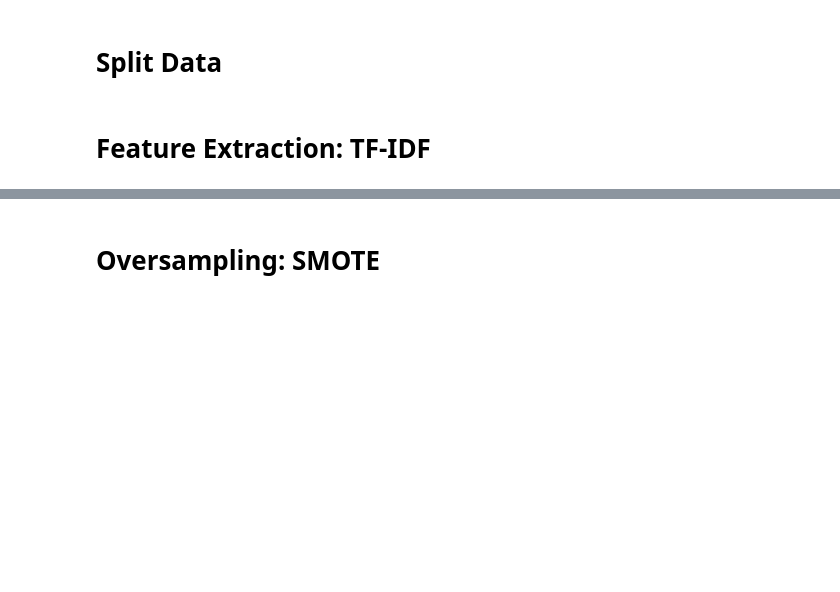
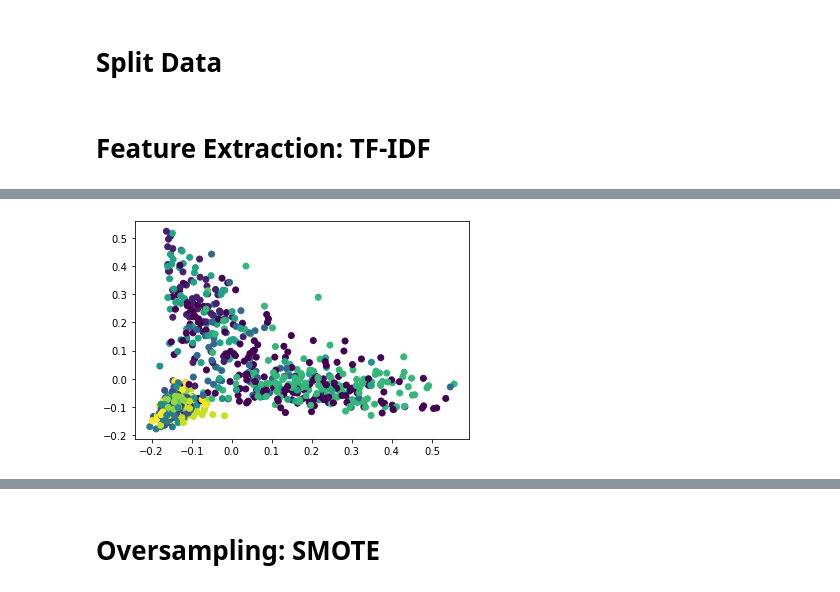
Before and after one commit to mercyano/klasifikasi-kbk, a Jupyter notebook: Decision_Tree/modelling/Klasifikasi_KBK_Judul1.ipynb, the cells around one changed output, grey strips where cells are left out. Cells and saved outputs as stored; diff of their text form; code cells hidden in the pictures; blank space fills up the shorter version.

```diff
--- a/Decision_Tree/modelling/Klasifikasi_KBK_Judul1.ipynb
+++ b/Decision_Tree/modelling/Klasifikasi_KBK_Judul1.ipynb
@@ -20,8 +20,9 @@ df['judtrak'] = [' '.join(i) for i in zip(df['judul'], df['abstrak'])]
 # %%
 from sklearn.model_selection import train_test_split
 
-X = df['judtrak']
-y = df['kbk']
+X = df['judul']
+# y = df['kbk']
+y = pd.factorize(df['kbk'])[0]
 
 X_train, X_test, y_train, y_test = train_test_split(X, y, test_size=0.3, random_state=42)
 # %% [markdown]
@@ -38,0 +91,9 @@ X_train_tfidf.shape
+# %%
+test = X_train_tfidf.todense()
+
+pca = PCA(n_components=2).fit(test)
+data2D = pca.transform(test)
+plt.scatter(data2D[:,0], data2D[:,1], c=y_train)
+plt.show()
+# %% [output]
+[figure, added]
```
Also changed, not shown: parts of 5 cells of this notebook, 2 other files.
